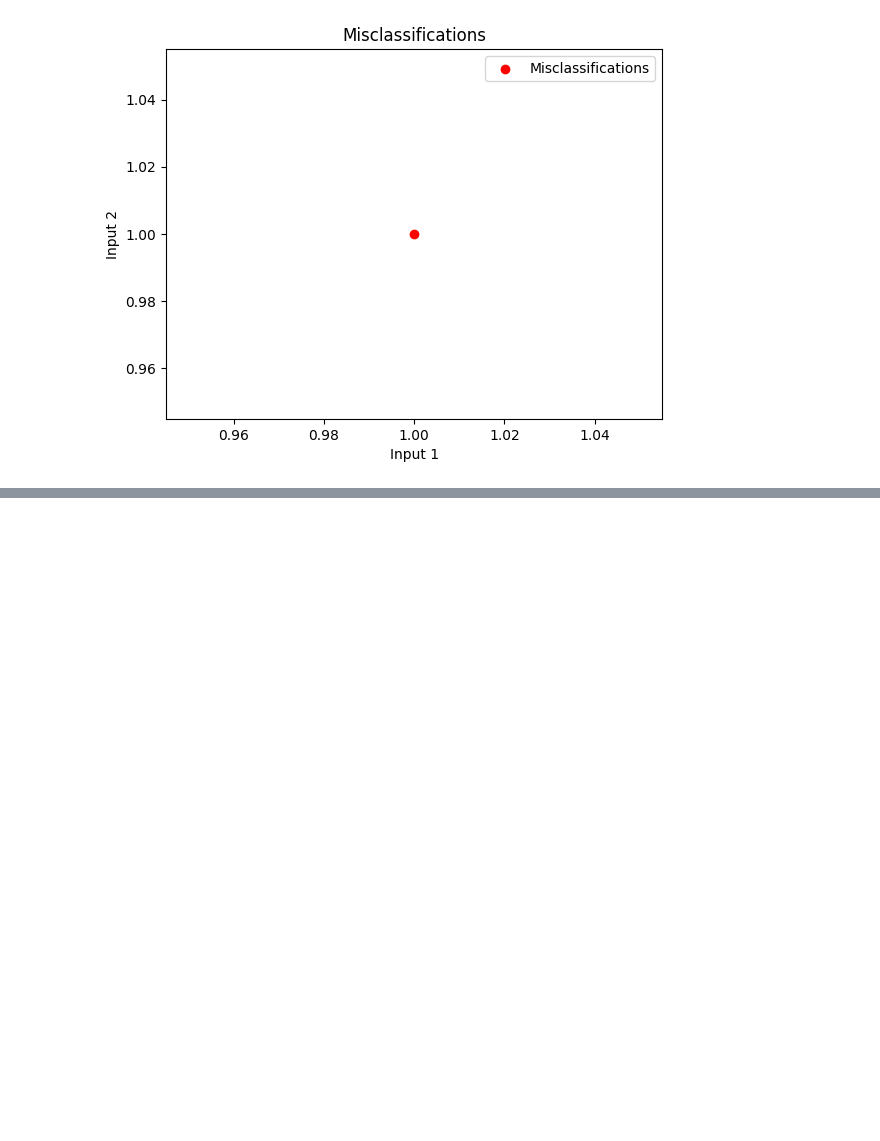
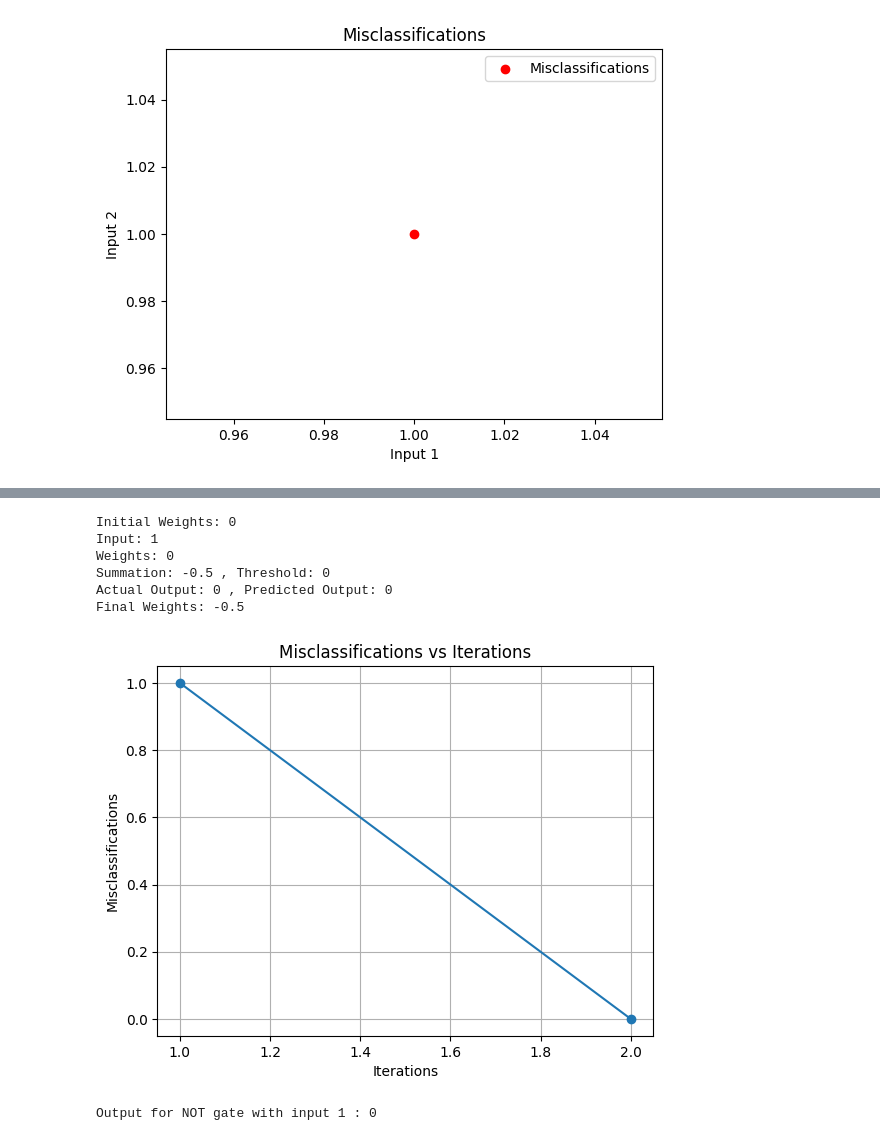
Before and after one commit to Guhan2348519/dl-lab-tasks, a Jupyter notebook: 2348519_DL_Lab1a.ipynb, the cells around one changed output, grey strips where cells are left out. Drawn from its saved outputs; the diff is of its cells as text; code cells hidden in the pictures; blank space fills up the shorter version.

```diff
--- a/2348519_DL_Lab1a.ipynb
+++ b/2348519_DL_Lab1a.ipynb
@@ -530,0 +373,72 @@ Final Weights: [1.1, 1.3]
+# %%
+
+import matplotlib.pyplot as plt
+
+def activation(sum, threshold):
+    if sum == threshold:
+        return 1
+    else:
+        return 0
+
+def perceptron(not_input):
+    a = [0, 1]
+    y = [1, 0]  # Actual Output
+    w = 0
+    threshold = 0
+    learning_rate = 0.5
+    iterations = 0
+    misclassifications = []
+
+    initial_weights = w
+
+    print("Initial Weights:", initial_weights)
+
+    while True:
+        misclassification_count = 0
+
+        for i in range(len(a)):
+            summation = a[i] * w
+            o = activation(summation, threshold)
+
+            if o != y[i]:
+                misclassification_count += 1
+                w = w + learning_rate * (y[i] - o) * a[i]
+
+        misclassifications.append(misclassification_count)
+        iterations += 1
+
+        if misclassification_count == 0:
+            break
+
+    print("Input:", not_input)
+    print("Weights:", initial_weights)
+    print("Summation:", summation, ", Threshold:", threshold)
+    print("Actual Output:", y[-1], ", Predicted Output:", o)
+
+    print("Final Weights:", w)
+
+    # Plot misclassifications vs iterations
+    plt.plot(range(1, iterations + 1), misclassifications, marker='o')
+    plt.xlabel('Iterations')
+    plt.ylabel('Misclassifications')
+    plt.title('Misclassifications vs Iterations')
+    plt.grid(True)
+    plt.show()
+
+    # Prediction Part
+    summation = not_input * w
+    return activation(summation, threshold)
+
+# Test the perceptron for NOT gate
+input_value = 1
+output = perceptron(input_value)
+print("Output for NOT gate with input", input_value, ":", output)
+# %% [output]
+Initial Weights: 0
+Input: 1
+Weights: 0
+Summation: -0.5 , Threshold: 0
+Actual Output: 0 , Predicted Output: 0
+Final Weights: -0.5
+[figure, added]
+Output for NOT gate with input 1 : 0
```
Also changed, not shown: parts of 8 cells of this notebook.
